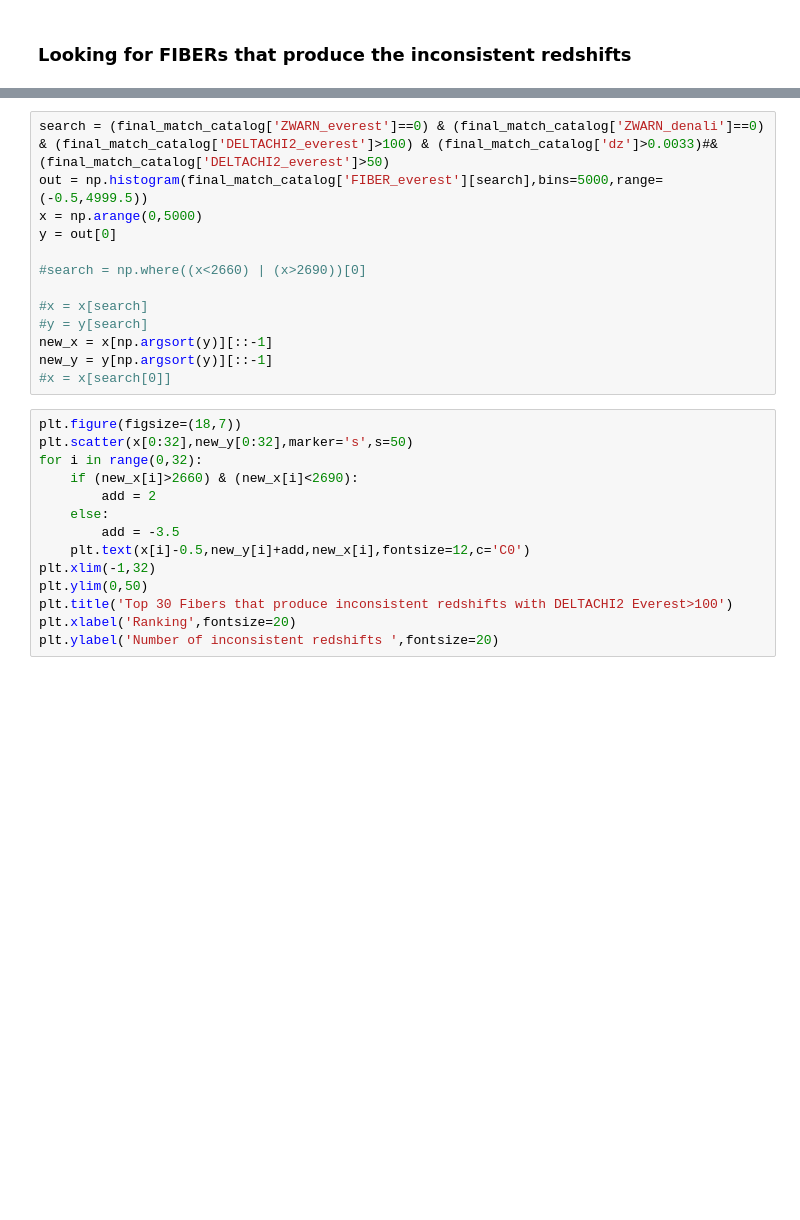
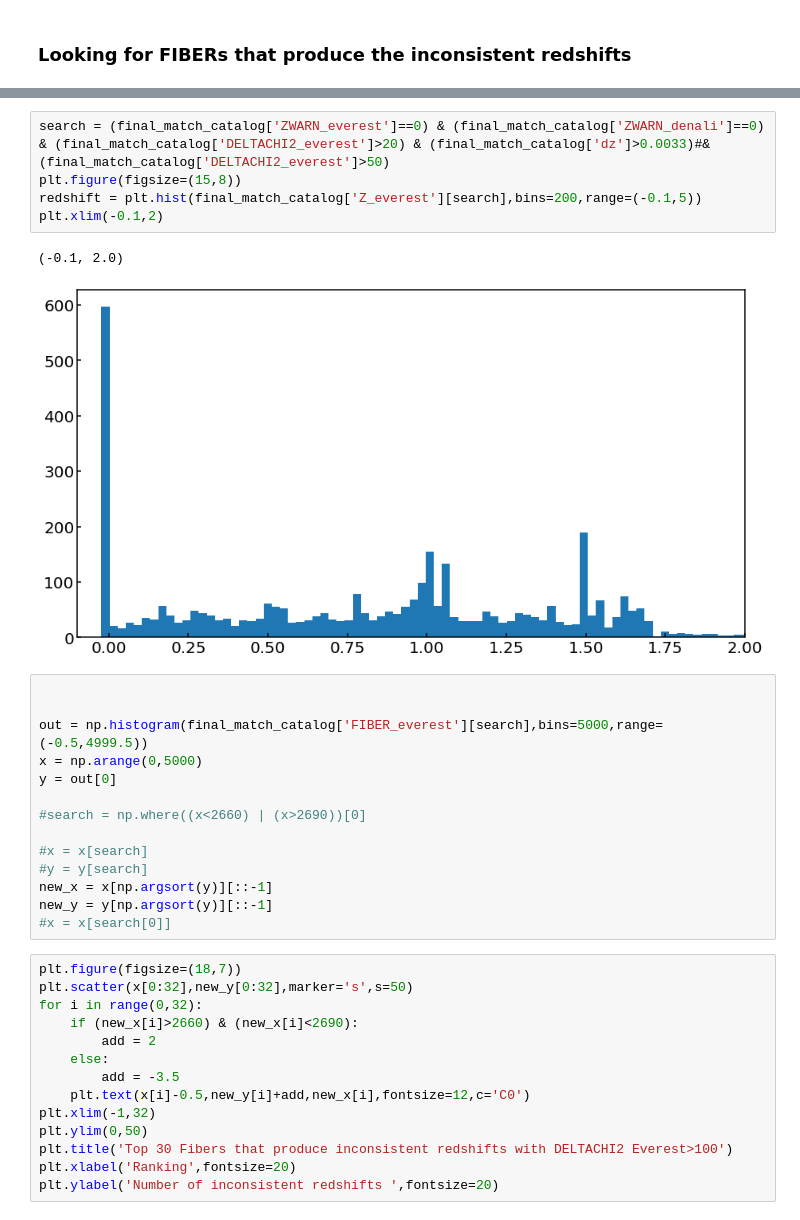
Before and after one commit to astro-blue/DESI_VI, a Jupyter notebook: Everest_assessment/Comparing_Everest_and_Denali_Redrock_difference.ipynb, the cells around one changed output, grey strips where cells are left out. Saved outputs shown, nothing was run; the diff lists cells and outputs as text; blank space fills up the shorter version.

```diff
--- a/Everest_assessment/Comparing_Everest_and_Denali_Redrock_difference.ipynb
+++ b/Everest_assessment/Comparing_Everest_and_Denali_Redrock_difference.ipynb
@@ -148,5 +150,14 @@ for i in range(0,3):
+# %%
+search = (final_match_catalog['ZWARN_everest']==0) & (final_match_catalog['ZWARN_denali']==0) & (final_match_catalog['DELTACHI2_everest']>20) & (final_match_catalog['dz']>0.0033)#& (final_match_catalog['DELTACHI2_everest']>50)
+plt.figure(figsize=(15,8))
+redshift = plt.hist(final_match_catalog['Z_everest'][search],bins=200,range=(-0.1,5))
+plt.xlim(-0.1,2)
+# %% [output]
+(-0.1, 2.0)
+[figure, added]
 # %%
-search = (final_match_catalog['ZWARN_everest']==0) & (final_match_catalog['ZWARN_denali']==0) & (final_match_catalog['DELTACHI2_everest']>100) & (final_match_catalog['dz']>0.0033)#& (final_match_catalog['DELTACHI2_everest']>50)
+
+
 out = np.histogram(final_match_catalog['FIBER_everest'][search],bins=5000,range=(-0.5,4999.5))
 x = np.arange(0,5000)
 y = out[0]
```
Also changed, not shown: parts of 2 cells of this notebook, 4 other files.
